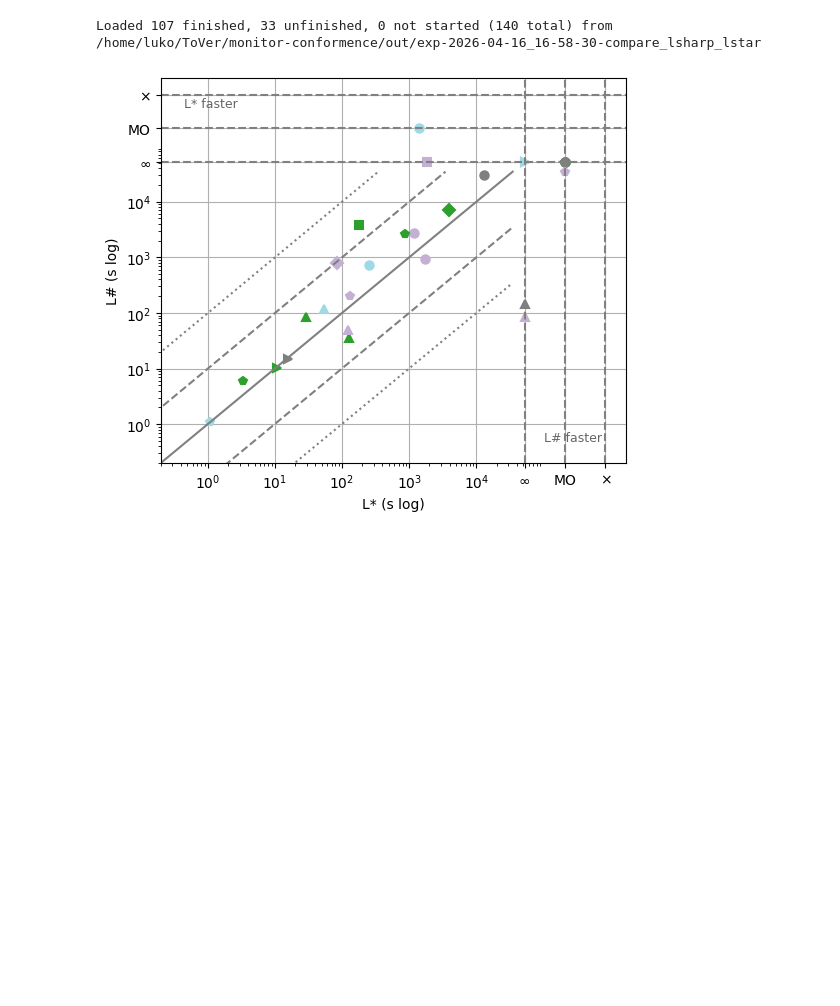
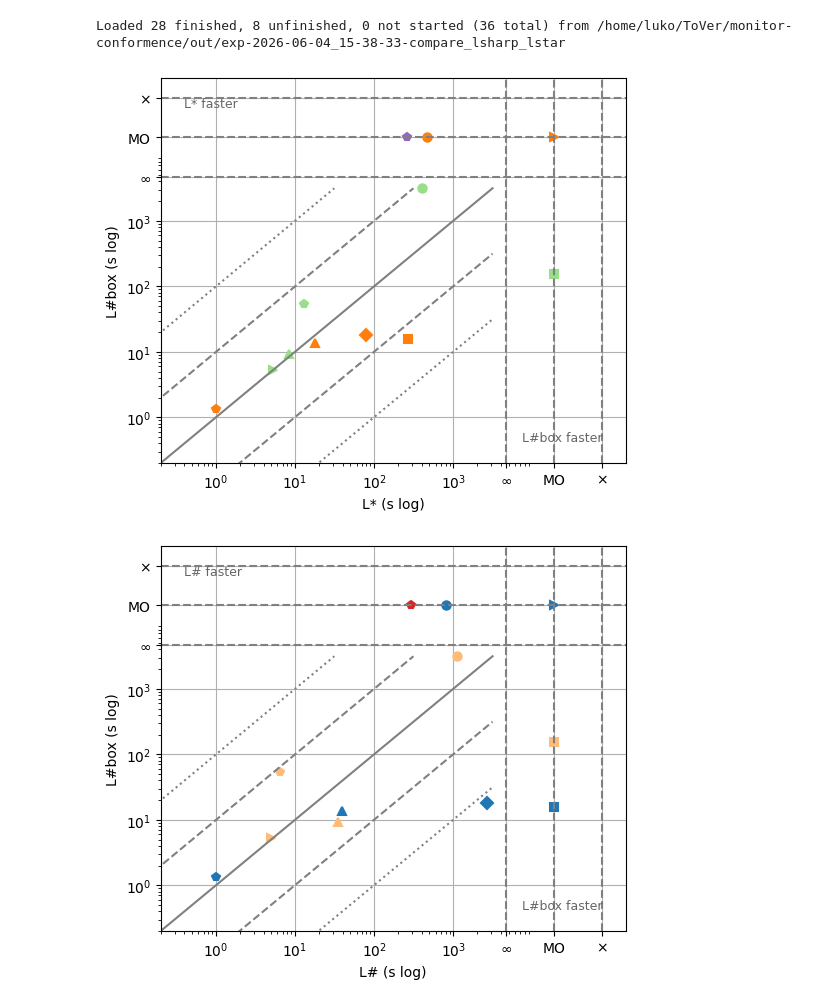
Before and after one commit to lukovdm/monitor-conformence, a Jupyter notebook: notebooks/Analysis.ipynb, the cells around one changed output. Saved outputs shown, nothing was run; the diff lists cells and outputs as text; code cells hidden in the pictures; blank space fills up the shorter version.

```diff
--- a/notebooks/Analysis.ipynb
+++ b/notebooks/Analysis.ipynb
@@ -9,7 +9,7 @@ sys.path.append("../")
 from tover.analysis.load_data import load_experiment_data, add_symbol_color, clean_data
 from tover.analysis.plots import compare_runtimes
 
-PATH = "/home/luko/ToVer/monitor-conformence/out/exp-2026-04-16_16-58-30-compare_lsharp_lstar"
+PATH = "/home/luko/ToVer/monitor-conformence/out/exp-2026-06-04_15-38-33-compare_lsharp_lstar"
 
 data = load_experiment_data(PATH)
 clean_data(data)
@@ -45,15 +45,32 @@ lsharp_no_dc_no_rl = [
     and not d["experiment"].get("use_refrence_language")
 ]
 # %% [output]
-Loaded 107 finished, 33 unfinished, 0 not started (140 total) from /home/luko/ToVer/monitor-conformence/out/exp-2026-04-16_16-58-30-compare_lsharp_lstar
+Loaded 28 finished, 8 unfinished, 0 not started (36 total) from /home/luko/ToVer/monitor-conformence/out/exp-2026-06-04_15-38-33-compare_lsharp_lstar
 # %%
+compare_runtimes(
+    lstar,
+    lsharp_dc_rl,
+    label1="L*",
+    label2="L#box",
+    figsize=(6, 5),
+    plot_kwargs={"markersize": 6, "markeredgewidth": 1.5},
+)
+compare_runtimes(
+    lsharp_no_dc_no_rl,
+    lsharp_dc_rl,
+    label1="L#",
+    label2="L#box",
+    figsize=(6, 5),
+    plot_kwargs={"markersize": 6, "markeredgewidth": 1.5},
+)
 compare_runtimes(
     lstar,
     lsharp_no_dc_no_rl,
     label1="L*",
     label2="L#",
     figsize=(6, 5),
     plot_kwargs={"markersize": 6, "markeredgewidth": 1.5},
 )
 # %% [output]
-[figure, old version]
+[figure, new version]
+[figure, added]
```
Also changed, not shown: parts of 5 cells of this notebook, 11 other files.
